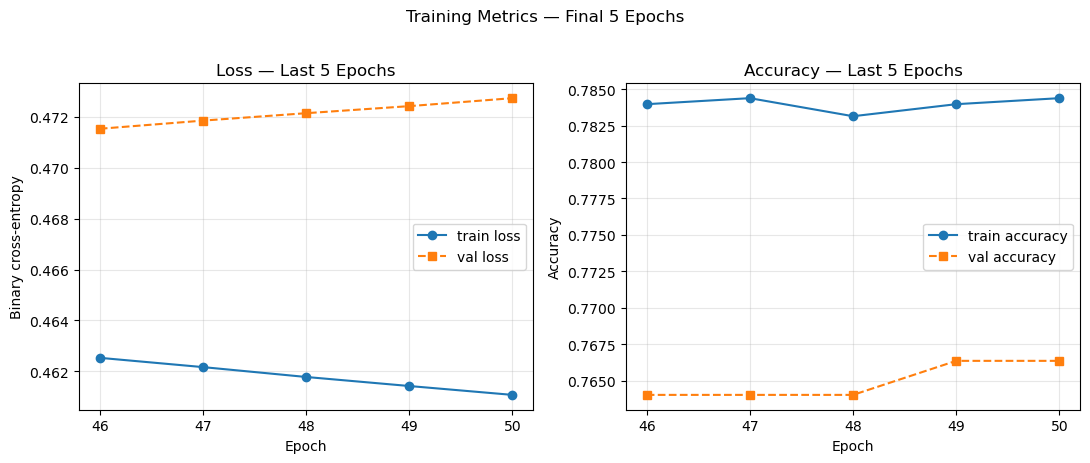
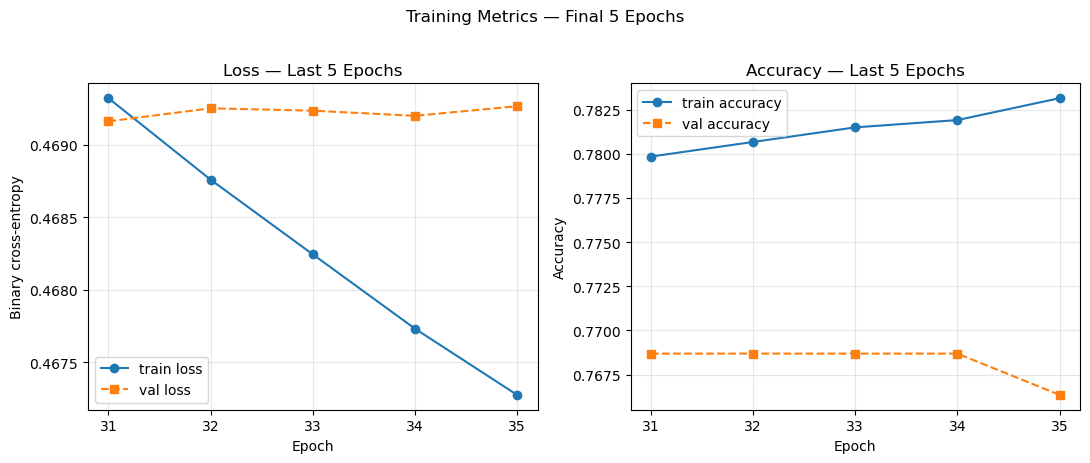
The change to this notebook cell's code, shown as a diff; its figure went from the first image to the second:
--- before
+++ after
@@ -1,5 +1,5 @@
-epochs = 50
+epochs = 35
 last5 = range(epochs - 5, epochs)               # last 5 epoch indices
-epoch_labels = [e + 1 for e in last5]           # human-friendly labels for x-axis (end with 50 rather than 49)
+epoch_labels = [e + 1 for e in last5]           # human-friendly labels for x-axis (end with 35 rather than 34)
 
 
@@ -27,6 +27,6 @@
 fig.suptitle("Training Metrics — Final 5 Epochs", y=1.02)
 fig.tight_layout()
-fig.savefig(f"{output_dir}nn_last_5_epochs.png", dpi=150, bbox_inches="tight")
-print("Saved nn_last_5_epochs.png")
+fig.savefig(f"{output_dir}nn_last_5_epochs_optimal.png", dpi=150, bbox_inches="tight")
+print("Saved nn_last_5_epochs_optimal.png")
 
 plt.show(fig)

Commit: added code to find optimal number of epochs